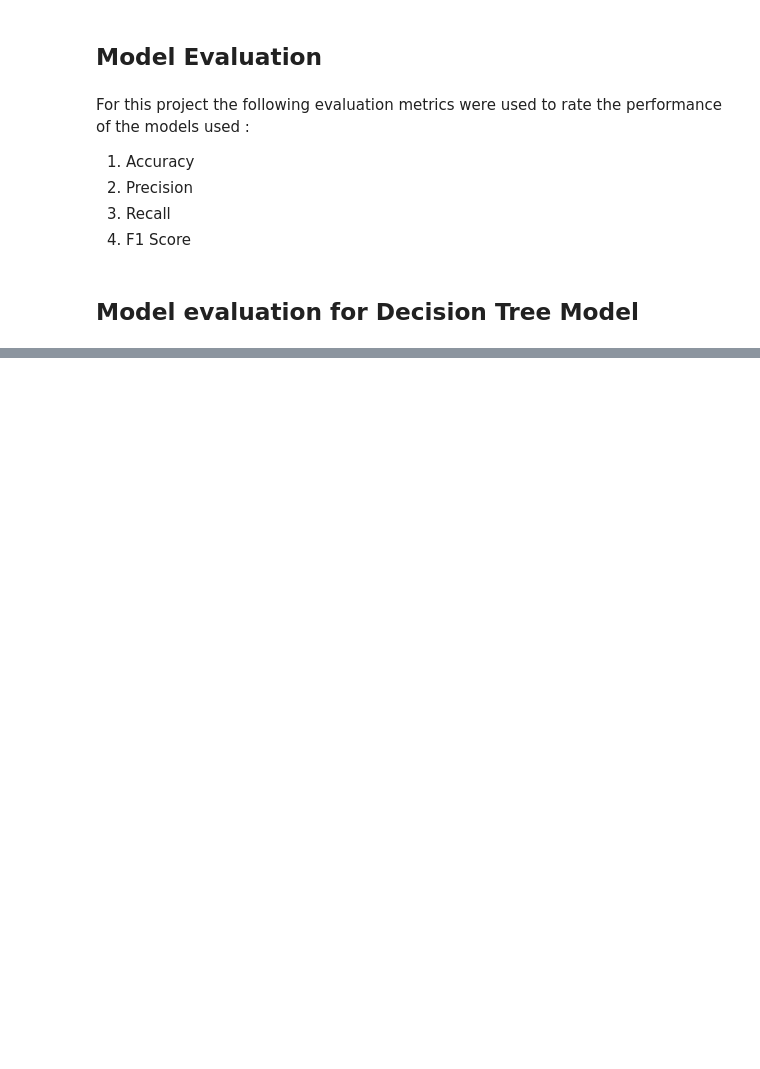
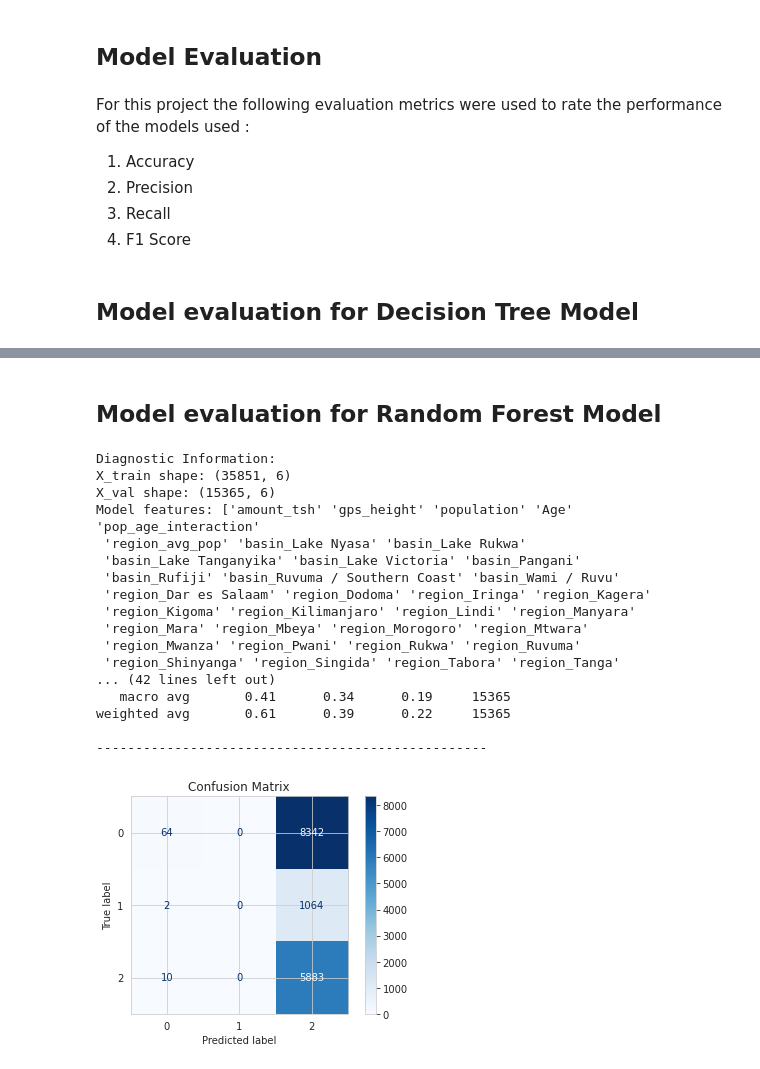
Before and after one commit to AlexIrungu/Tanzania-Wells-Classification-, a Jupyter notebook: index.ipynb, the cells around one changed output, grey strips where cells are left out. Cells and saved outputs as stored; diff of their text form; code cells hidden in the pictures; blank space fills up the shorter version.

```diff
--- a/index.ipynb
+++ b/index.ipynb
@@ -1071,0 +1247,25 @@ Feature names seen at fit time, yet now missing:
+# %% [markdown]
+## Model evaluation for Random Forest Model
+# %%
+# Getting the model evaluation for random forest model
+
+model_evaluation(rf_tuned,X_train_scaled,y_train,X_val_scaled,y_val)
+# %% [output]
+Diagnostic Information:
+X_train shape: (35851, 6)
+X_val shape: (15365, 6)
+Model features: ['amount_tsh' 'gps_height' 'population' 'Age' 'pop_age_interaction'
+ 'region_avg_pop' 'basin_Lake Nyasa' 'basin_Lake Rukwa'
+ 'basin_Lake Tanganyika' 'basin_Lake Victoria' 'basin_Pangani'
+ 'basin_Rufiji' 'basin_Ruvuma / Southern Coast' 'basin_Wami / Ruvu'
+ 'region_Dar es Salaam' 'region_Dodoma' 'region_Iringa' 'region_Kagera'
+ 'region_Kigoma' 'region_Kilimanjaro' 'region_Lindi' 'region_Manyara'
+ 'region_Mara' 'region_Mbeya' 'region_Morogoro' 'region_Mtwara'
+ 'region_Mwanza' 'region_Pwani' 'region_Rukwa' 'region_Ruvuma'
+ 'region_Shinyanga' 'region_Singida' 'region_Tabora' 'region_Tanga'
+... (42 lines left out)
+   macro avg       0.41      0.34      0.19     15365
+weighted avg       0.61      0.39      0.22     15365
+
+--------------------------------------------------
+[figure, added]
```
Also changed, not shown: parts of 13 cells of this notebook, 1 other file.
